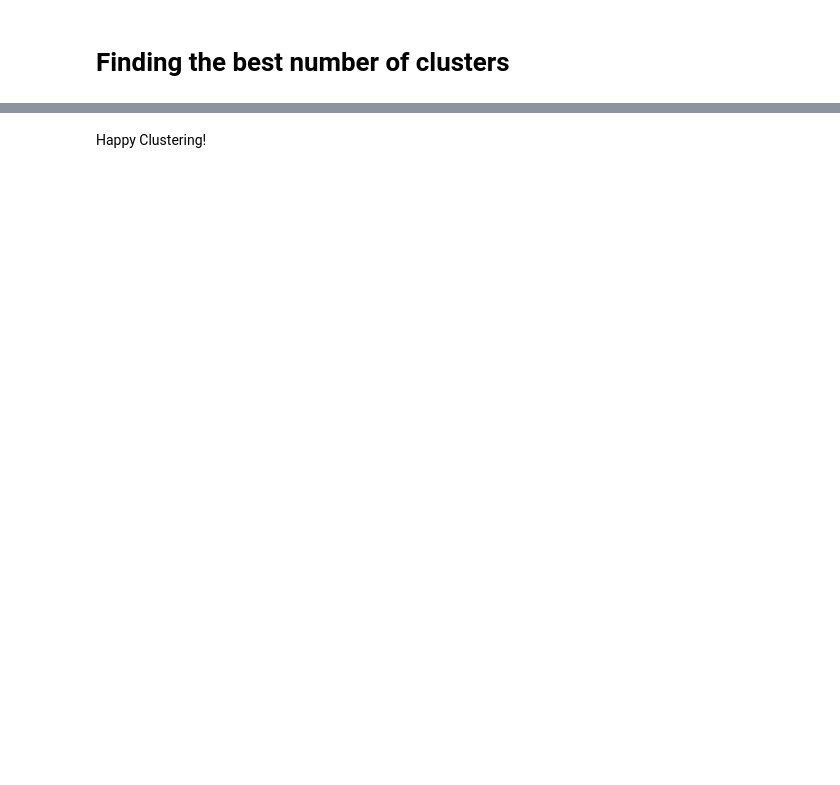
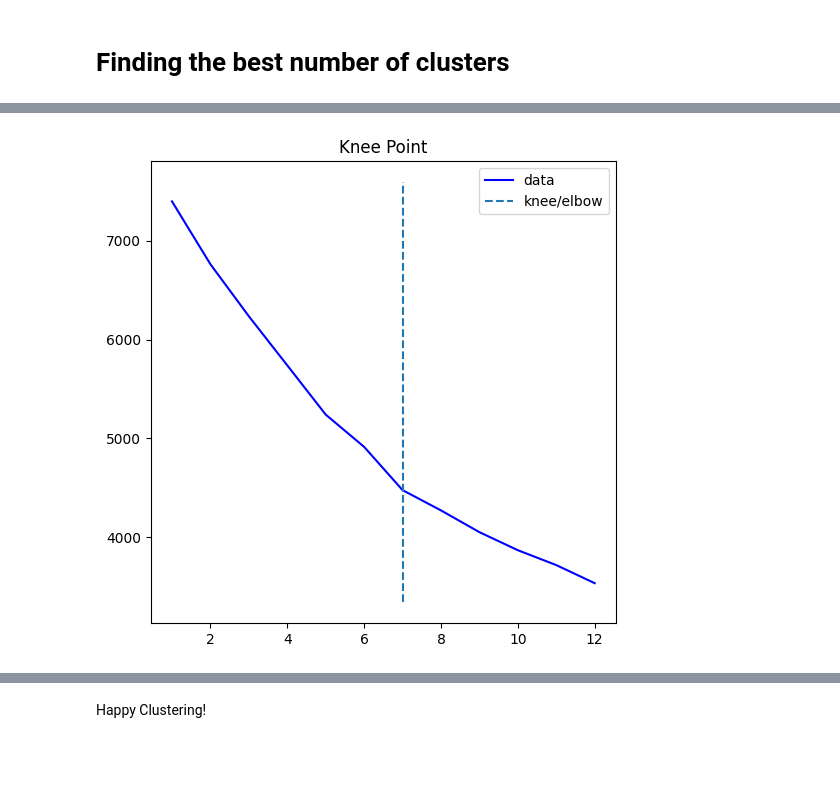
Before and after one commit to jposluszny/Machine-Learning, a Jupyter notebook: 9 KMeans/kmeans exercise.ipynb, the cells around one changed output, grey strips where cells are left out. Cells and saved outputs as stored; diff of their text form; code cells hidden in the pictures; blank space fills up the shorter version.

```diff
--- a/9 KMeans/kmeans exercise.ipynb
+++ b/9 KMeans/kmeans exercise.ipynb
@@ -173,2 +246,5 @@ array([1, 0, 3, 1, 1, 3, 1, 3, 0, 1, 3, 3, 3, 3, 3, 1, 3, 3, 2, 1, 1, 3,
 # %%
-# Check the optimal number of clusters in a for loop
+# check the optimal number of clusters
+kneedle.plot_knee()
+# %% [output]
+[figure, added]
```
Also changed, not shown: parts of 38 cells of this notebook.
